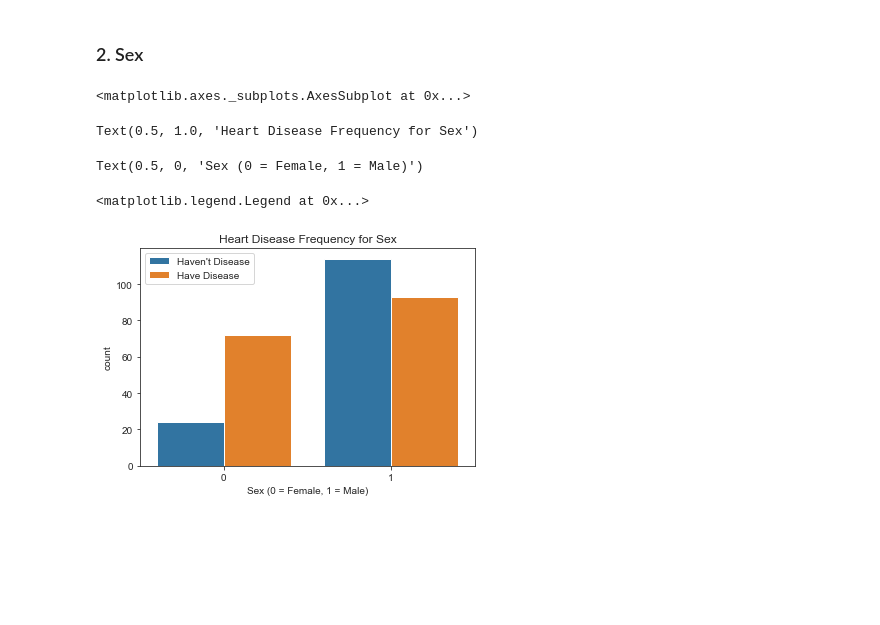
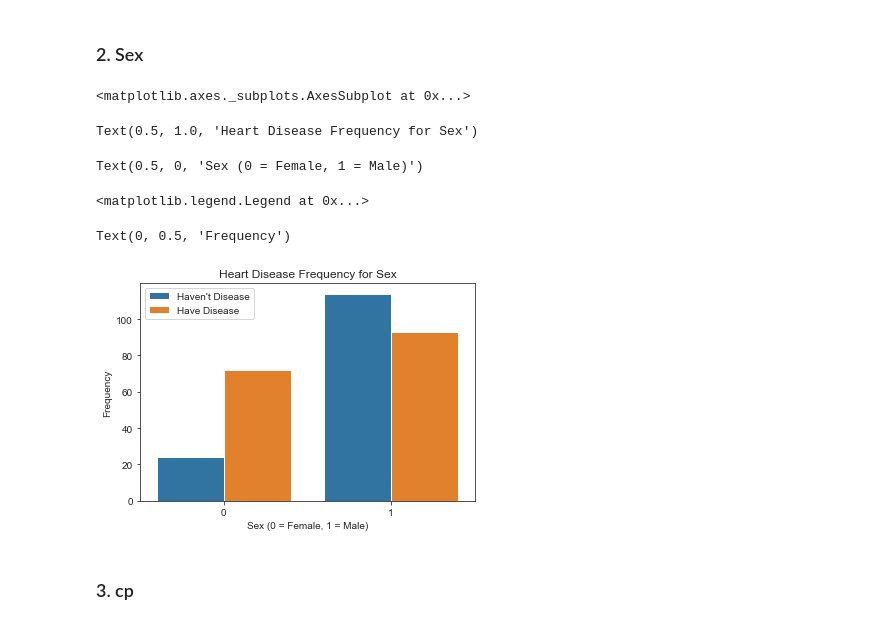
Before and after one commit to sumedhmanwar/Heart-Disease-UCI, a Jupyter notebook: NB.ipynb, the cells around one changed output. Saved outputs shown, nothing was run; the diff lists cells and outputs as text; code cells hidden in the pictures; blank space fills up the shorter version.

```diff
--- a/NB.ipynb
+++ b/NB.ipynb
@@ -75,13 +75,16 @@ Text(0.5, 0, 'Age')
 # %%
 sns.countplot('sex',hue='target', data=train)
 plt.title('Heart Disease Frequency for Sex')
 plt.xlabel('Sex (0 = Female, 1 = Male)')
 plt.legend(["Haven't Disease", "Have Disease"])
-#plt.ylabel('Frequency')
+plt.ylabel('Frequency')
 plt.show()
 # %% [output]
 <matplotlib.axes._subplots.AxesSubplot at 0x...>
 Text(0.5, 1.0, 'Heart Disease Frequency for Sex')
 Text(0.5, 0, 'Sex (0 = Female, 1 = Male)')
 <matplotlib.legend.Legend at 0x...>
+Text(0, 0.5, 'Frequency')
-[figure, old version]
+[figure, new version]
+# %% [markdown]
+### 3. cp
```
Also changed, not shown: parts of 13 cells of this notebook.
